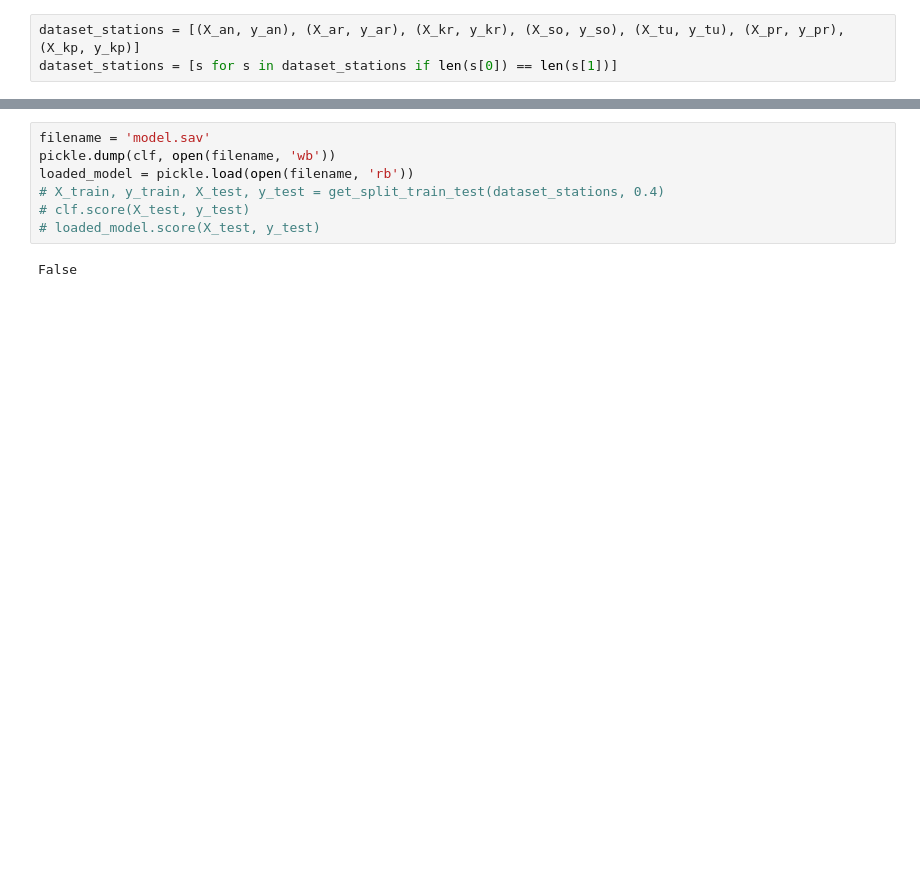
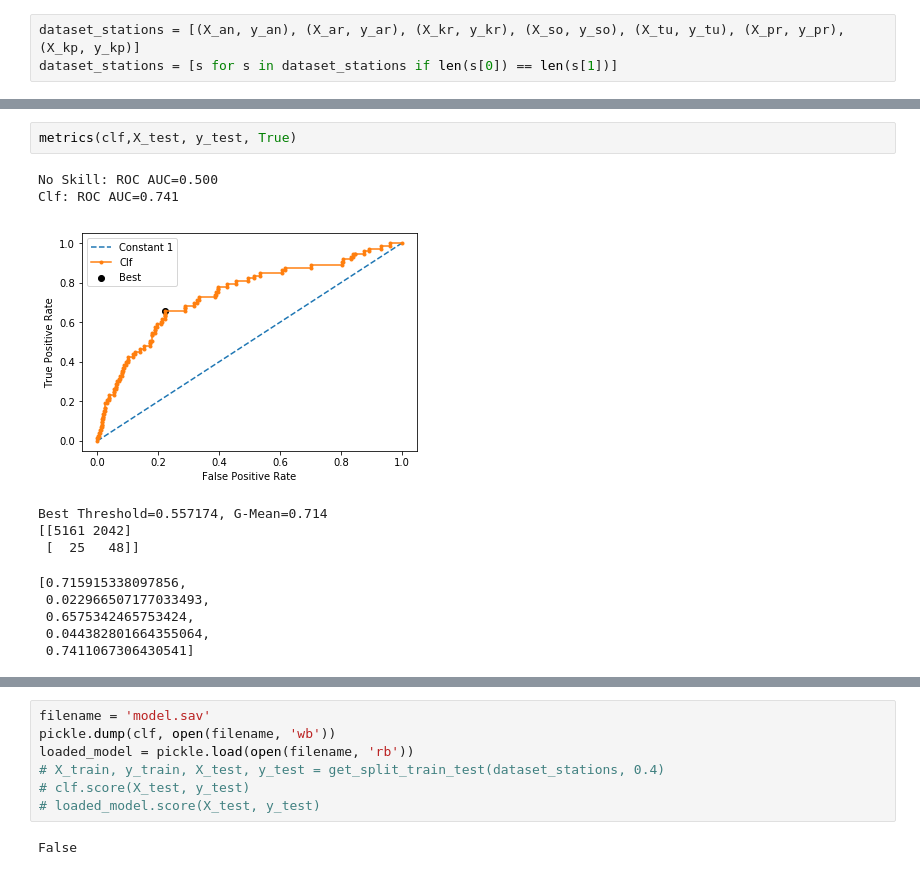
Before and after one commit to yeahartem/Wind, a Jupyter notebook: stations_dataset.ipynb, the cells around one changed output, grey strips where cells are left out. Drawn from its saved outputs; the diff is of its cells as text; blank space fills up the shorter version.

```diff
--- a/stations_dataset.ipynb
+++ b/stations_dataset.ipynb
@@ -301,0 +108,14 @@ roc_auc 0.63986763877246  +-  0.04255338570767176
+# %%
+metrics(clf,X_test, y_test, True)
+# %% [output]
+No Skill: ROC AUC=0.500
+Clf: ROC AUC=0.741
+[figure, added]
+Best Threshold=0.557174, G-Mean=0.714
+[[5161 2042]
+ [  25   48]]
+[0.715915338097856,
+ 0.022966507177033493,
+ 0.6575342465753424,
+ 0.044382801664355064,
+ 0.7411067306430541]
```
Also changed, not shown: parts of 17 cells of this notebook, 2 other files.
